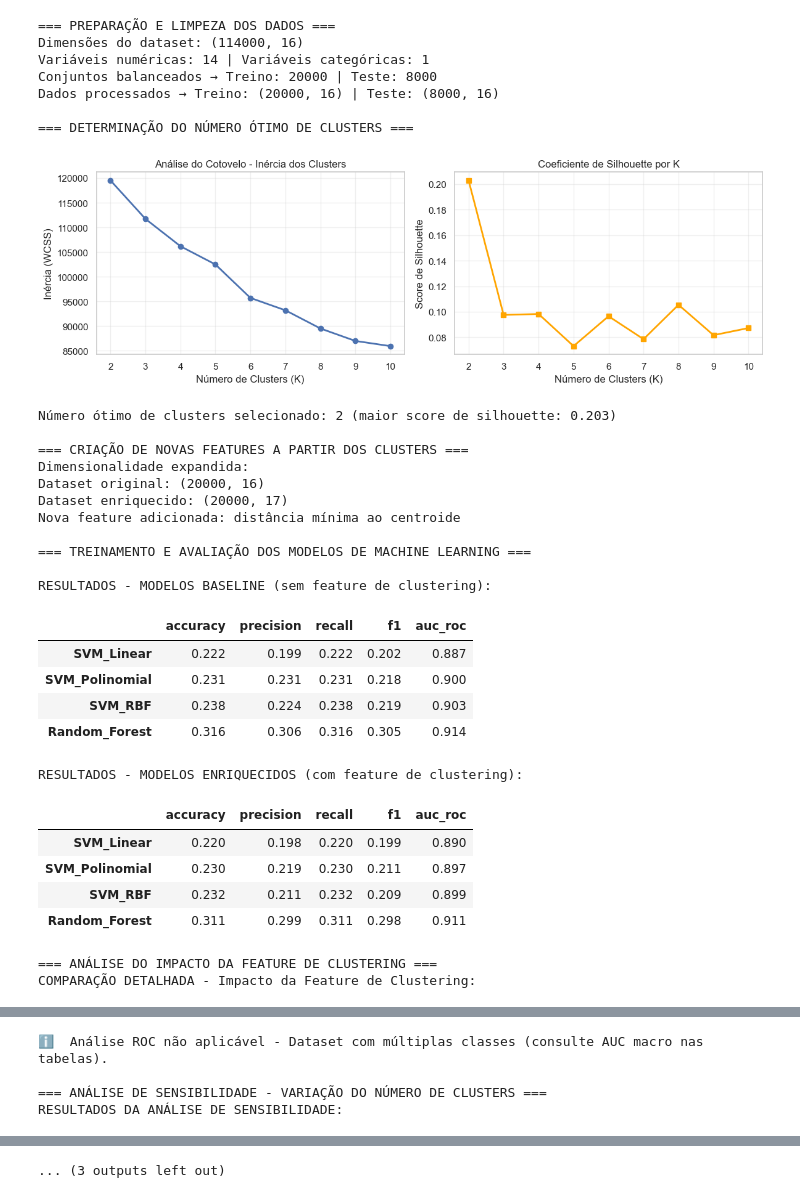
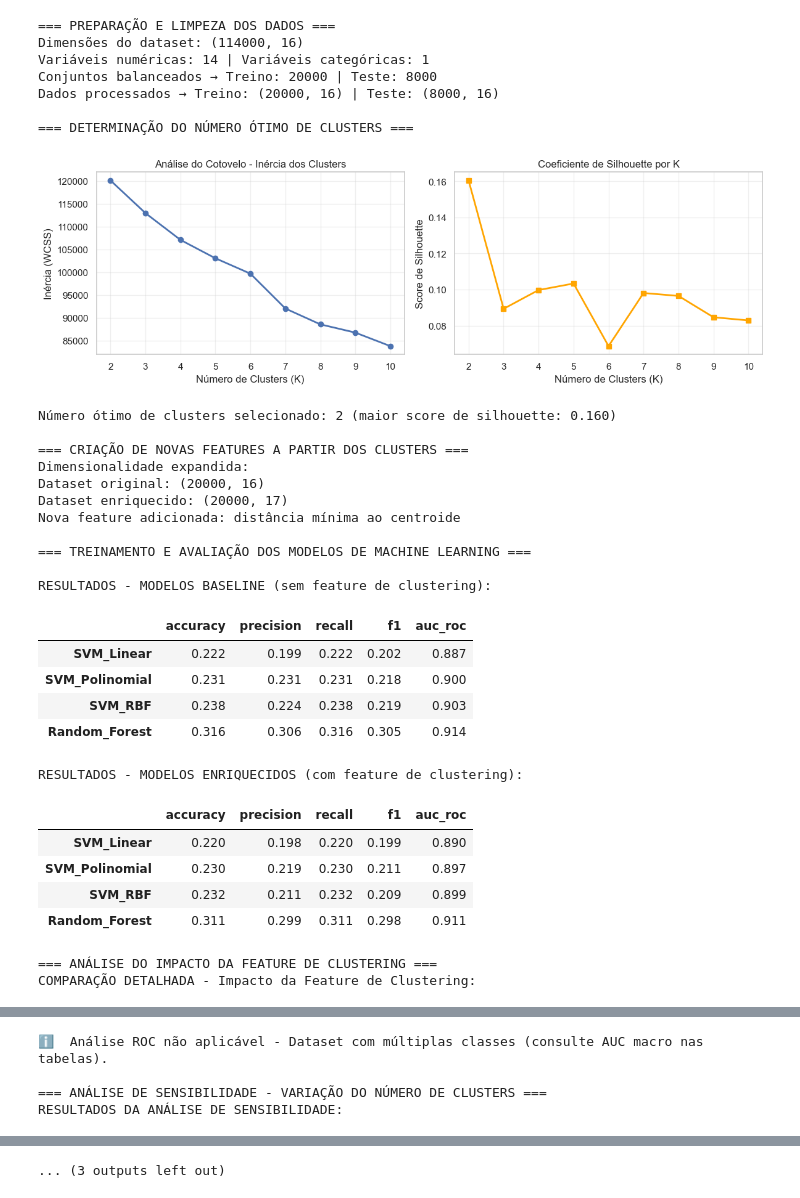
Before and after one commit to evertonrocha2/pb-work-04, a Jupyter notebook: Everton_da_rocha_silva_PB_TP4.ipynb, the cells around one changed output, grey strips where cells are left out. Drawn from its saved outputs; the diff is of its cells as text; code cells hidden in the pictures.

Commit message:
fix: problem with batchsize

```diff
--- a/Everton_da_rocha_silva_PB_TP4.ipynb
+++ b/Everton_da_rocha_silva_PB_TP4.ipynb
@@ -5,6 +5,12 @@ import pandas as pd
 import matplotlib.pyplot as plt
 import seaborn as sns
 from IPython.display import display
+import os
+import warnings
+
+# Correção para warnings do MiniBatchKMeans no Windows
+os.environ['OMP_NUM_THREADS'] = '4'
+warnings.filterwarnings('ignore', category=UserWarning, module='sklearn.cluster._kmeans')
 
 # Importações para processamento de dados e modelagem
 from sklearn.model_selection import train_test_split, StratifiedShuffleSplit
@@ -25,6 +31,7 @@ AMOSTRA_AVALIACAO = 10_000
 LIMITE_TREINO = 20_000
 LIMITE_TESTE = 8_000
 USAR_MINIBATCH = False
+BATCH_SIZE_OTIMIZADO = 1536  # Valor ≥ 1536 para evitar warnings no Windows
 
 # Configuração visual dos gráficos
 sns.set_theme(context="notebook", style="whitegrid")
@@ -124,7 +131,7 @@ for numero_clusters in INTERVALO_CLUSTERS:
     # Aplicação do MiniBatchKMeans para eficiência computacional
     modelo_cluster = MiniBatchKMeans(
         n_clusters=numero_clusters,
-        batch_size=1024,
+        batch_size=BATCH_SIZE_OTIMIZADO,
         n_init=10,
         random_state=SEMENTE_RANDOM
     )
@@ -162,7 +169,7 @@ print(f"Número ótimo de clusters selecionado: {k_otimo} (maior score de silhou
 if USAR_MINIBATCH:
     modelo_clustering_final = MiniBatchKMeans(
         n_clusters=k_otimo,
-        batch_size=2048,
+        batch_size=max(BATCH_SIZE_OTIMIZADO, 2048),
         n_init=10,
         random_state=SEMENTE_RANDOM
     ).fit(X_treino_processado)
@@ -343,7 +350,7 @@ for num_clusters_teste in INTERVALO_CLUSTERS:
     # Criação de novo modelo de clustering com K específico
     modelo_teste = MiniBatchKMeans(
         n_clusters=num_clusters_teste,
-        batch_size=2048,
+        batch_size=max(BATCH_SIZE_OTIMIZADO, 2048),
         n_init=10,
         random_state=SEMENTE_RANDOM
     ).fit(X_treino_processado)
@@ -396,35 +403,35 @@ plt.plot(tabela_sensibilidade["Numero_Clusters"], tabela_sensibilidade["F1_Score
 # Destaque do ponto ótimo
 plt.scatter(k_otimo_f1, f1_maximo, color='red', s=100, zorder=5,
            label=f'K ótimo = {k_otimo_f1} (F1 = {f1_maximo:.4f})')
 
 plt.title("Análise de Sensibilidade: Impacto do Número de Clusters na Performance",
           fontsize=14, fontweight='bold')
 plt.xlabel("Número de Clusters (K)", fontsize=12)
 plt.ylabel("F1-Score (Conjunto de Teste)", fontsize=12)
 plt.legend(fontsize=11)
 plt.grid(True, alpha=0.3)
 plt.xticks(list(INTERVALO_CLUSTERS))
 
 # Adição de anotações para melhor interpretação
 for i, (k, f1) in enumerate(resultados_sensibilidade):
     if i % 2 == 0:  # Anotação a cada 2 pontos para evitar poluição visual
         plt.annotate(f'{f1:.3f}', (k, f1), textcoords="offset points",
                     xytext=(0,10), ha='center', fontsize=9, alpha=0.7)
 
 plt.tight_layout()
 plt.show()
 
 print("\n✅ ANÁLISE CONCLUÍDA - Clustering como Feature Engineering implementado com sucesso!")
 # %% [output]
 === PREPARAÇÃO E LIMPEZA DOS DADOS ===
 Dimensões do dataset: (114000, 16)
 Variáveis numéricas: 14 | Variáveis categóricas: 1
 Conjuntos balanceados → Treino: 20000 | Teste: 8000
 Dados processados → Treino: (20000, 16) | Teste: (8000, 16)
 
 === DETERMINAÇÃO DO NÚMERO ÓTIMO DE CLUSTERS ===
-[figure, old version]
+[figure, new version]
-Número ótimo de clusters selecionado: 2 (maior score de silhouette: 0.203)
+Número ótimo de clusters selecionado: 2 (maior score de silhouette: 0.160)
 
 === CRIAÇÃO DE NOVAS FEATURES A PARTIR DOS CLUSTERS ===
 Dimensionalidade expandida:
```
